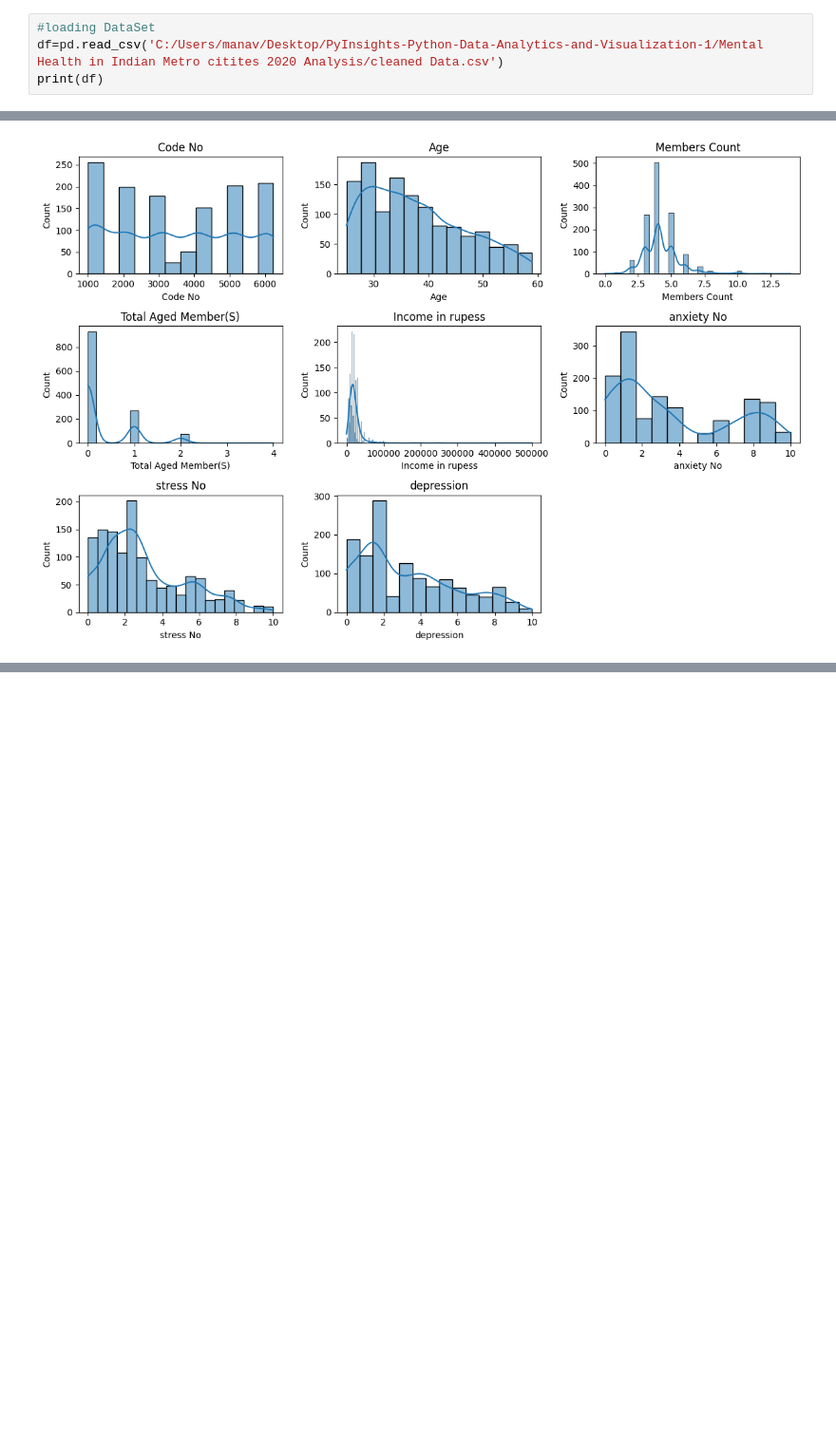
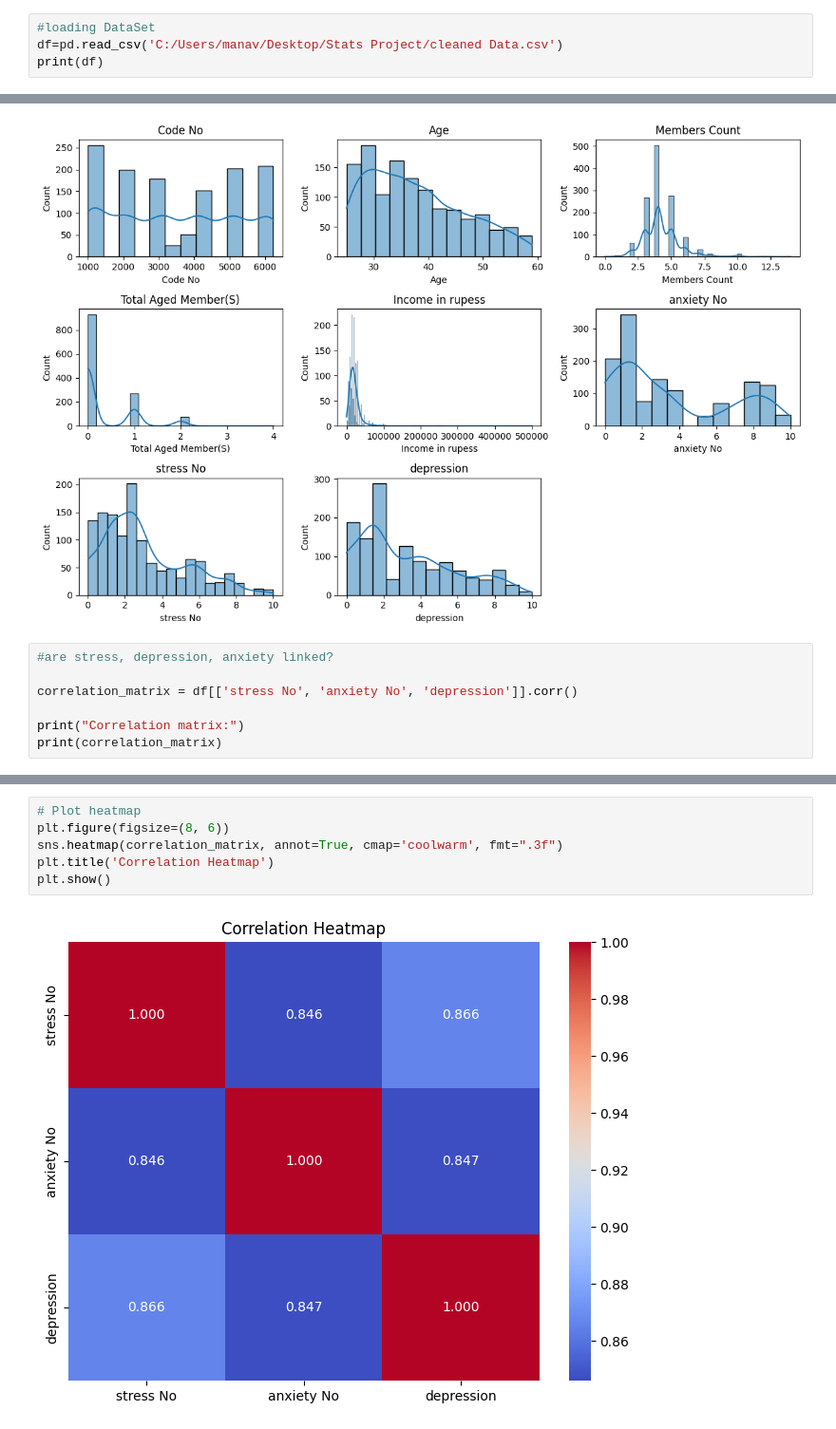
Before and after one commit to data-manavpatil/DataTrendInsights, a Jupyter notebook: Mental Health in Indian Metro citites 2020 Analysis/Mental Health in Indian Metro Citites 2020 Analysis.ipynb, the cells around one changed output, grey strips where cells are left out. Shown at 95% size. Cells and saved outputs as stored; diff of their text form; blank space fills up the shorter version.

```diff
--- a/Mental Health in Indian Metro citites 2020 Analysis/Mental Health in Indian Metro Citites 2020 Analysis.ipynb
+++ b/Mental Health in Indian Metro citites 2020 Analysis/Mental Health in Indian Metro Citites 2020 Analysis.ipynb
@@ -10,7 +8,7 @@ import matplotlib.pyplot as plt
 import seaborn as sns
 # %%
 #loading DataSet
-df=pd.read_csv('C:/Users/manav/Desktop/PyInsights-Python-Data-Analytics-and-Visualization-1/Mental Health in Indian Metro citites 2020 Analysis/cleaned Data.csv')
+df=pd.read_csv('C:/Users/manav/Desktop/Stats Project/cleaned Data.csv')
 print(df)
 # %% [output]
       Code No       city    Age Group  Age  Gender religion Caste Category  \
@@ -107,3 +105,10 @@ plt.tight_layout()
 plt.show()
 # %% [output]
 [figure]
+# %%
+#are stress, depression, anxiety linked?
+
+correlation_matrix = df[['stress No', 'anxiety No', 'depression']].corr()
+
+print("Correlation matrix:")
+print(correlation_matrix)
@@ -109,0 +127,8 @@ plt.show()
+# %%
+# Plot heatmap
+plt.figure(figsize=(8, 6))
+sns.heatmap(correlation_matrix, annot=True, cmap='coolwarm', fmt=".3f")
+plt.title('Correlation Heatmap')
+plt.show()
+# %% [output]
+[figure, added]
```
Also changed, not shown: parts of 4 cells of this notebook.
